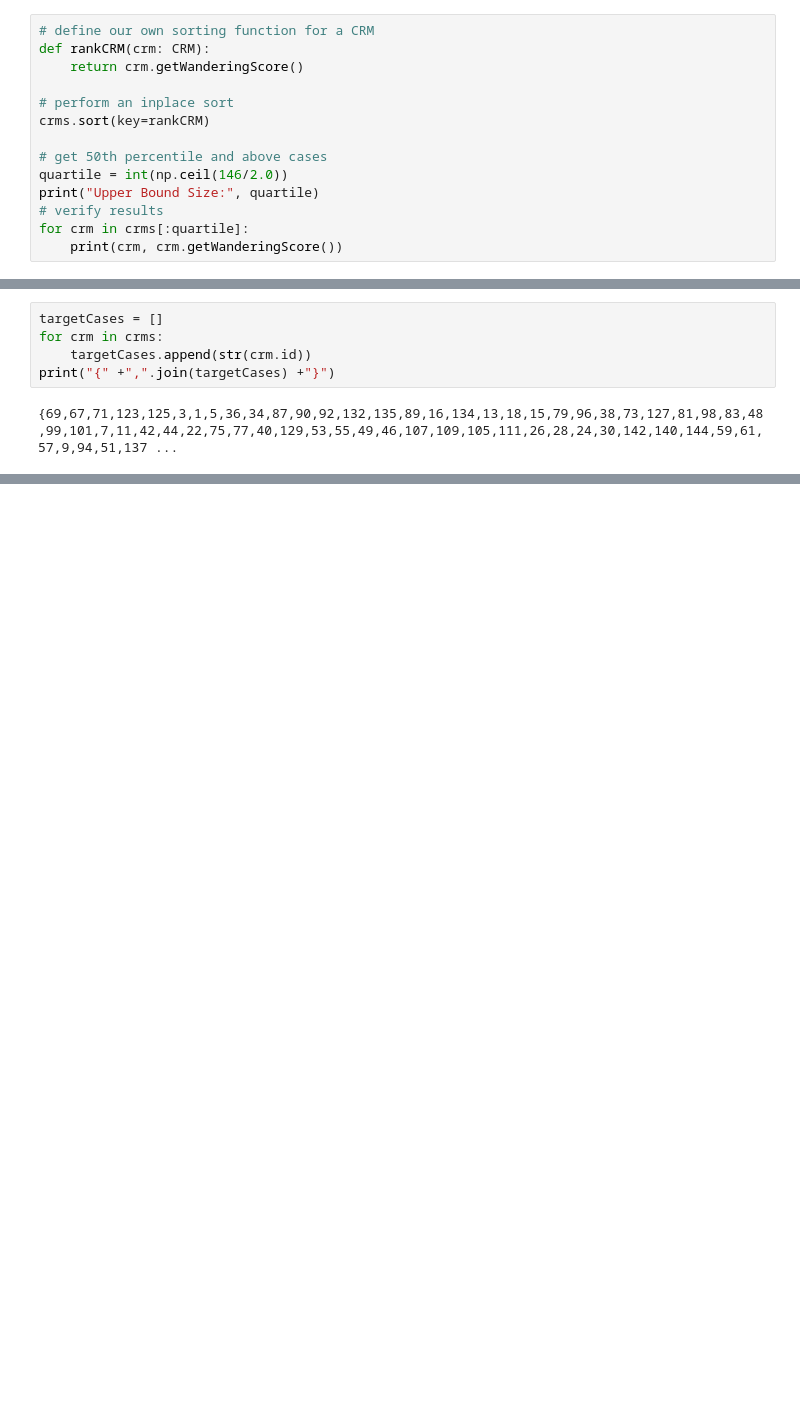
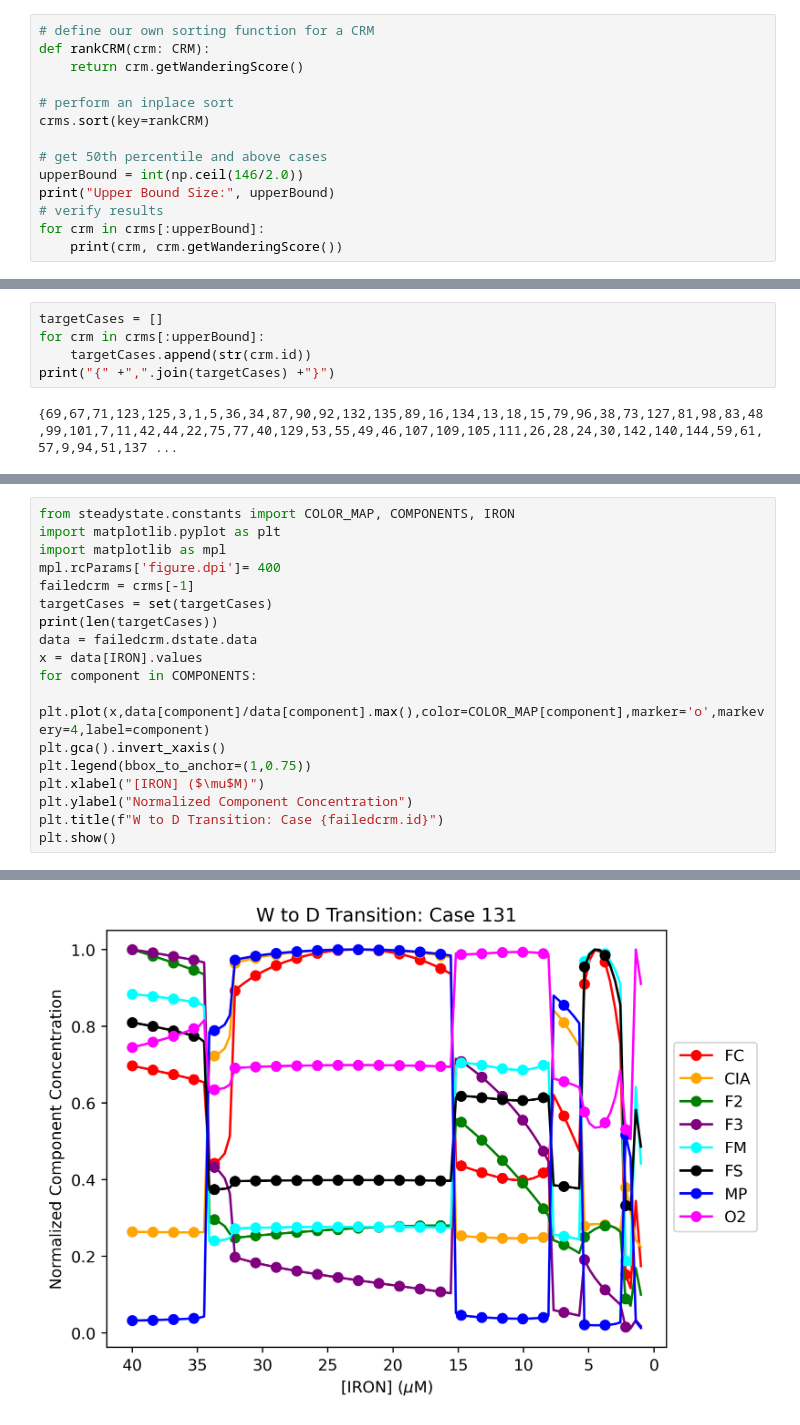
Before and after one commit to ShantanuT01/AutoregulatedKineticIronCellModel, a Jupyter notebook: SteadyStateAnalysis/WanderingSteadyState.ipynb, the cells around one changed output, grey strips where cells are left out. Saved outputs shown, nothing was run; the diff lists cells and outputs as text; blank space fills up the shorter version.

```diff
--- a/SteadyStateAnalysis/WanderingSteadyState.ipynb
+++ b/SteadyStateAnalysis/WanderingSteadyState.ipynb
@@ -46,10 +46,10 @@ def rankCRM(crm: CRM):
 crms.sort(key=rankCRM)
 
 # get 50th percentile and above cases
-quartile = int(np.ceil(146/2.0))
-print("Upper Bound Size:", quartile)
+upperBound = int(np.ceil(146/2.0))
+print("Upper Bound Size:", upperBound)
 # verify results
-for crm in crms[:quartile]:
+for crm in crms[:upperBound]:
     print(crm, crm.getWanderingScore())
 # %% [output]
 Upper Bound Size: 73
@@ -71,7 +71,7 @@ Case 19 389.7097663055754
 Case 17 390.8059685069302
 # %%
 targetCases = []
-for crm in crms:
+for crm in crms[:upperBound]:
     targetCases.append(str(crm.id))
 print("{" +",".join(targetCases) +"}")
 # %% [output]
@@ -78,0 +81,19 @@ print("{" +",".join(targetCases) +"}")
+# %%
+from steadystate.constants import COLOR_MAP, COMPONENTS, IRON
+import matplotlib.pyplot as plt
+import matplotlib as mpl
+mpl.rcParams['figure.dpi']= 400
+failedcrm = crms[-1]
+targetCases = set(targetCases)
+print(len(targetCases))
+data = failedcrm.dstate.data
+x = data[IRON].values
+for component in COMPONENTS:
+    plt.plot(x,data[component]/data[component].max(),color=COLOR_MAP[component],marker='o',markevery=4,label=component)
+plt.gca().invert_xaxis()
+plt.legend(bbox_to_anchor=(1,0.75))
+plt.xlabel("[IRON] ($\mu$M)")
+plt.ylabel("Normalized Component Concentration")
+plt.title(f"W to D Transition: Case {failedcrm.id}")
+plt.show()
+# %% [output]
@@ -78,0 +101 @@ print("{" +",".join(targetCases) +"}")
+[figure, added]
```
Also changed, not shown: parts of 4 cells of this notebook, 24 other files.
